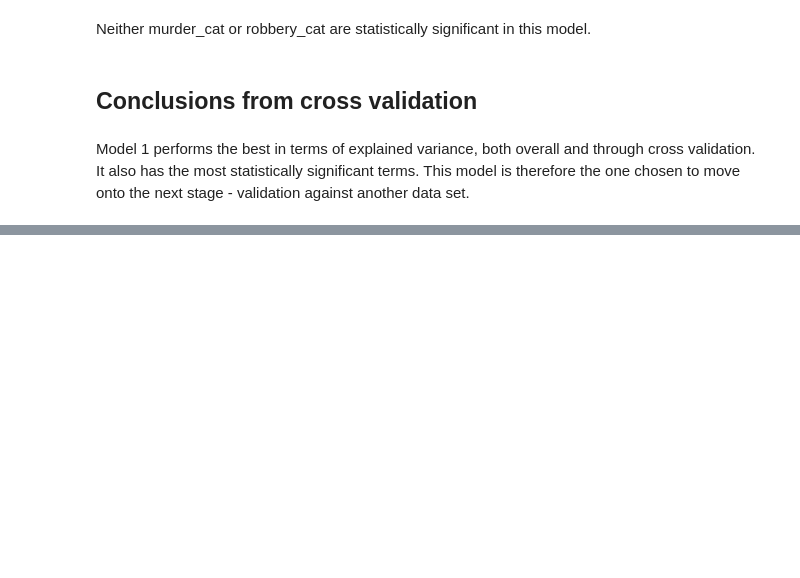
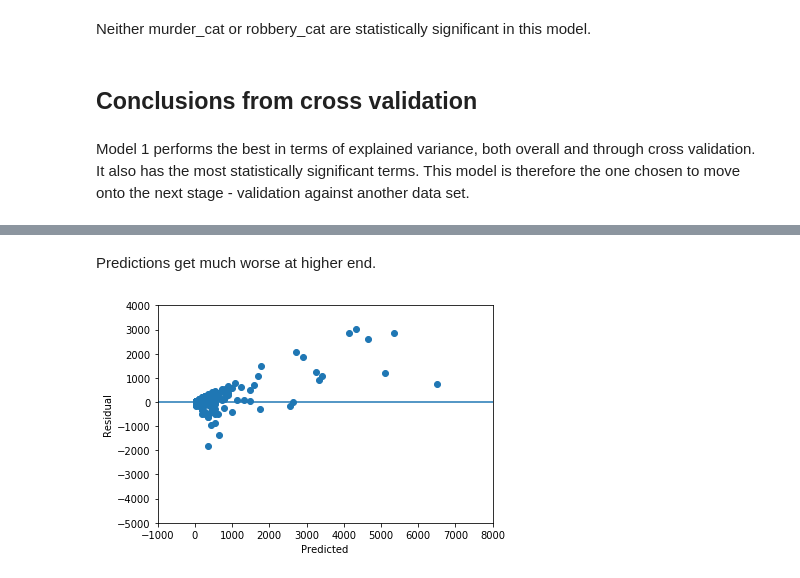
Before and after one commit to SmellsLikeCake/crime-in-ny-state, a Jupyter notebook: Crime-in-ny-state-validation.ipynb, the cells around one changed output, grey strips where cells are left out. Saved outputs shown, nothing was run; the diff lists cells and outputs as text; code cells hidden in the pictures; blank space fills up the shorter version.

```diff
--- a/Crime-in-ny-state-validation.ipynb
+++ b/Crime-in-ny-state-validation.ipynb
@@ -174,0 +334,14 @@ Model 1 performs the best in terms of explained variance, both overall and throu
+# %% [markdown]
+Predictions get much worse at higher end.
+# %%
+## Remove more higher points.
+
+plt.scatter(y_pred_2014, residuals_2014)
+plt.ylim(-5000, 4000)
+plt.xlim(-1000, 8000)
+plt.axhline(y=0)
+plt.xlabel('Predicted')
+plt.ylabel('Residual')
+plt.show()
+# %% [output]
+[figure, added]
```
Also changed, not shown: parts of 44 cells of this notebook.
